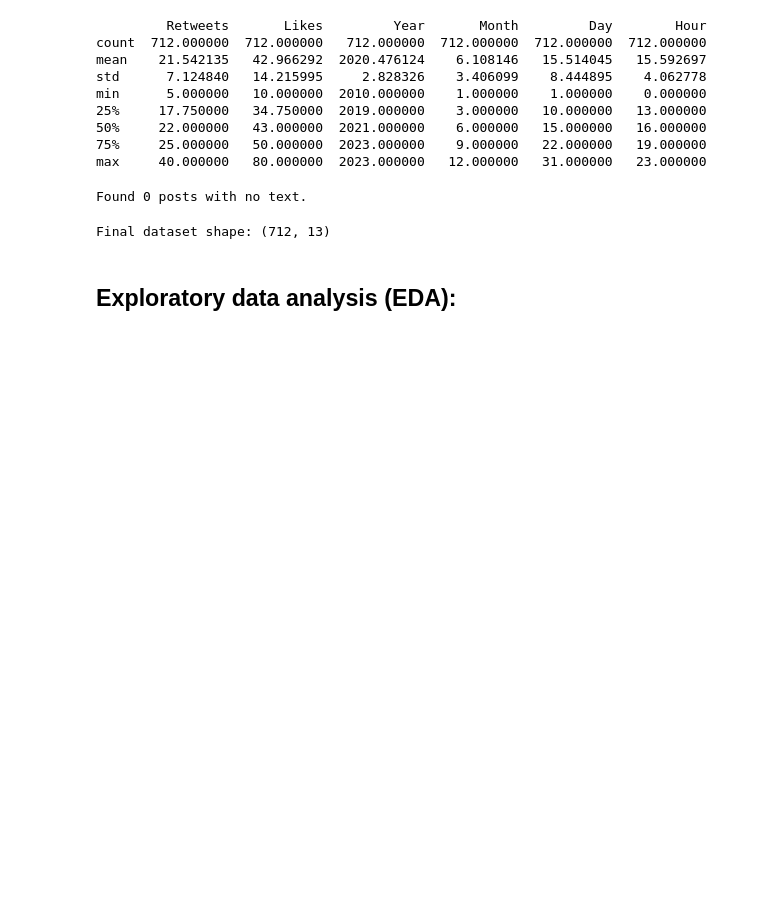
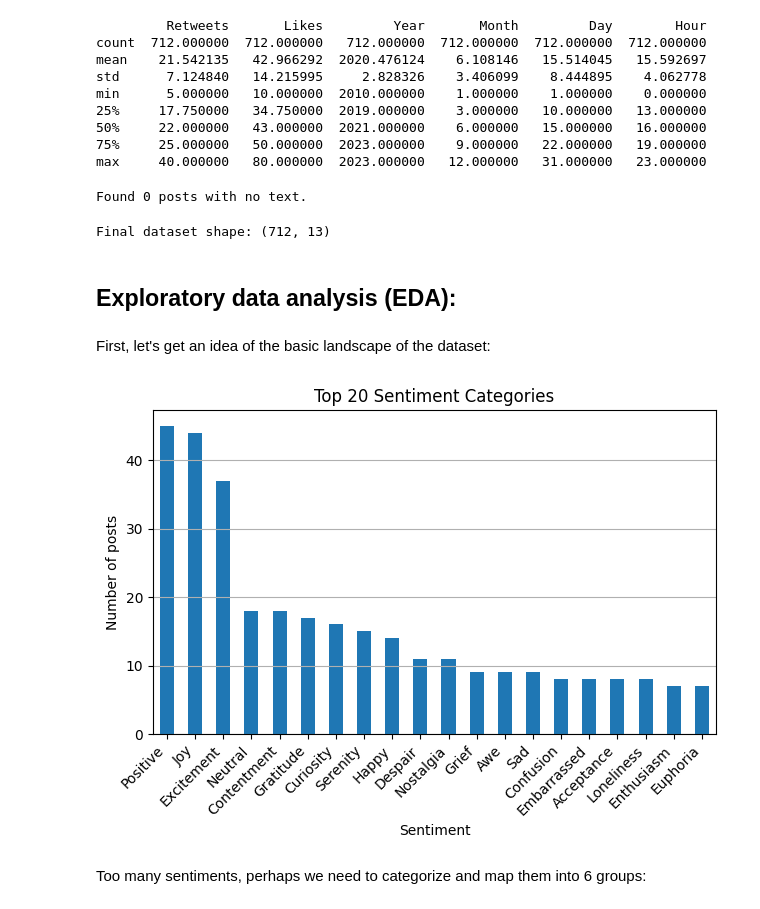
Before and after one commit to yaasamiiiin/Sentiment_Analysis_NYUDSFall2025, a Jupyter notebook: notebooks/01-data-loading-and-eda-yasamin.ipynb, the cells around one changed output. Cells and saved outputs as stored; diff of their text form; code cells hidden in the pictures; blank space fills up the shorter version.

Commit message:
EDA figures

```diff
--- a/notebooks/01-data-loading-and-eda-yasamin.ipynb
+++ b/notebooks/01-data-loading-and-eda-yasamin.ipynb
@@ -92,4 +106,7 @@ print(df['Country'].unique().shape)
 (33,)
+# %%
+# Check data validity
+df['Timestamp'] = pd.to_datetime(df['Timestamp'])
 # %%
 # Check data validity
 print(df.describe())
@@ -116,3 +133,22 @@ print(f"Final dataset shape: {df.shape}")
 Final dataset shape: (712, 13)
 # %% [markdown]
 ## Exploratory data analysis (EDA):
+# %% [markdown]
+First, let's get an idea of the basic landscape of the dataset:
+# %%
+Sentiment_counts = df['Sentiment'].value_counts()
+
+n = 20  # Top n sentiment categories
+
+plt.figure()
+Sentiment_counts[:n].plot(kind='bar')
+plt.ylabel('Number of posts')
+plt.title(f"Top {n} Sentiment Categories")
+plt.xticks(rotation=45, ha='right')
+plt.grid(True, axis='y')
+plt.tight_layout()
+plt.show()
+# %% [output]
+[figure, added]
+# %% [markdown]
+Too many sentiments, perhaps we need to categorize and map them into 6 groups:
```
Also changed, not shown: parts of 18 cells of this notebook.
